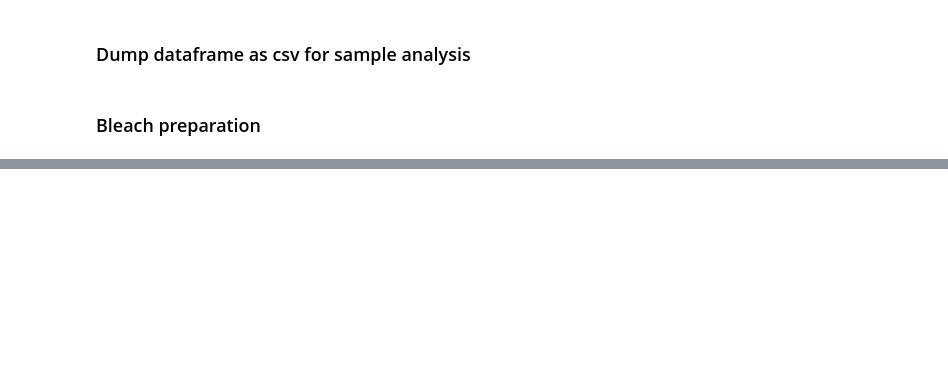
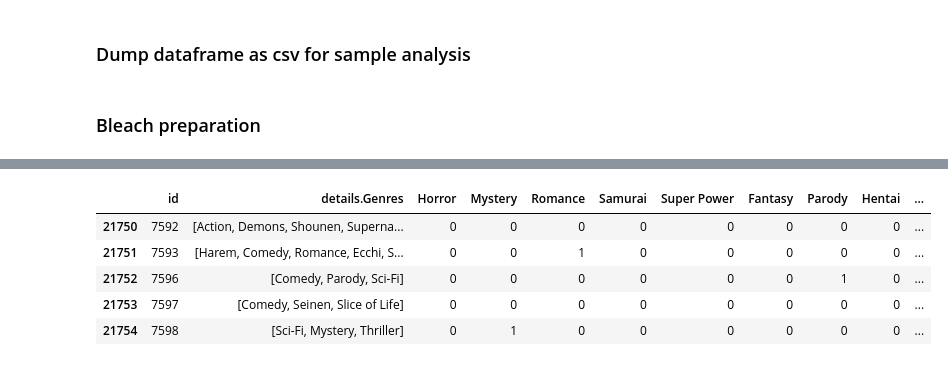
Before and after one commit to lmassaoy/myanimelist-data-collector, a Jupyter notebook: devops/volume/notebooks/DataEnhancementPreparation.ipynb, the cells around one changed output, grey strips where cells are left out. Saved outputs shown, nothing was run; the diff lists cells and outputs as text; code cells hidden in the pictures; blank space fills up the shorter version.

```diff
--- a/devops/volume/notebooks/DataEnhancementPreparation.ipynb
+++ b/devops/volume/notebooks/DataEnhancementPreparation.ipynb
@@ -172,0 +280,10 @@ Fai 1, d: Nov, 2012
+# %%
+animes_genres = pd.read_parquet(path='../datasets/anime/enhanced_data/animes_genres.parquet')
+animes_genres.tail(5)
+# %% [output]
+|  | id | details.Genres | Horror | Mystery | Romance | Samurai | Super Power | Fantasy | Parody | Hentai | ... |
+| 21750 | 7592 | [Action, Demons, Shounen, Superna... | 0 | 0 | 0 | 0 | 0 | 0 | 0 | 0 | ... |
+| 21751 | 7593 | [Harem, Comedy, Romance, Ecchi, S... | 0 | 0 | 1 | 0 | 0 | 0 | 0 | 0 | ... |
+| 21752 | 7596 | [Comedy, Parody, Sci-Fi] | 0 | 0 | 0 | 0 | 0 | 0 | 1 | 0 | ... |
+| 21753 | 7597 | [Comedy, Seinen, Slice of Life] | 0 | 0 | 0 | 0 | 0 | 0 | 0 | 0 | ... |
+| 21754 | 7598 | [Sci-Fi, Mystery, Thriller] | 0 | 1 | 0 | 0 | 0 | 0 | 0 | 0 | ... |
```
Also changed, not shown: parts of 17 cells of this notebook, 7 other files.
